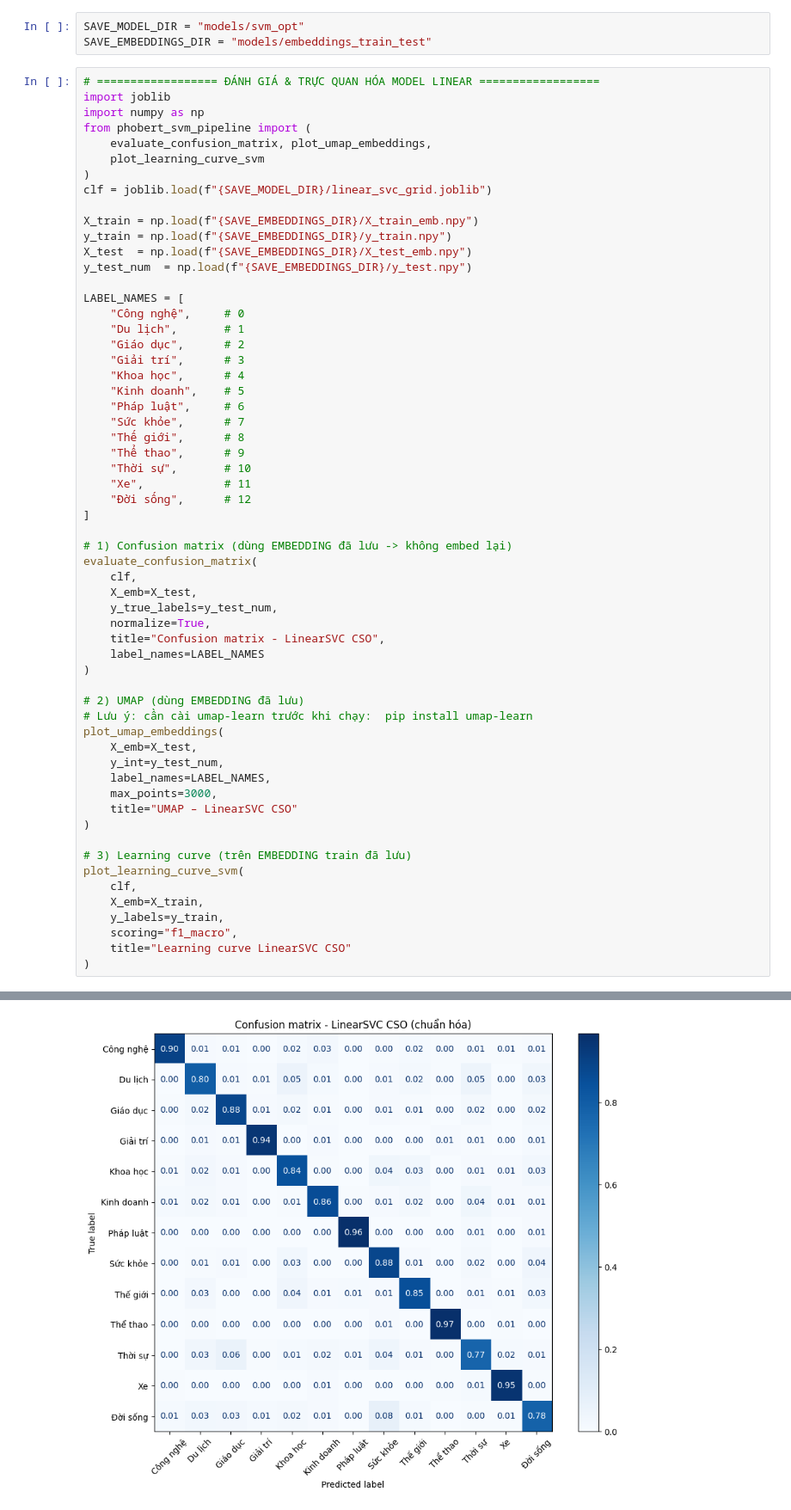
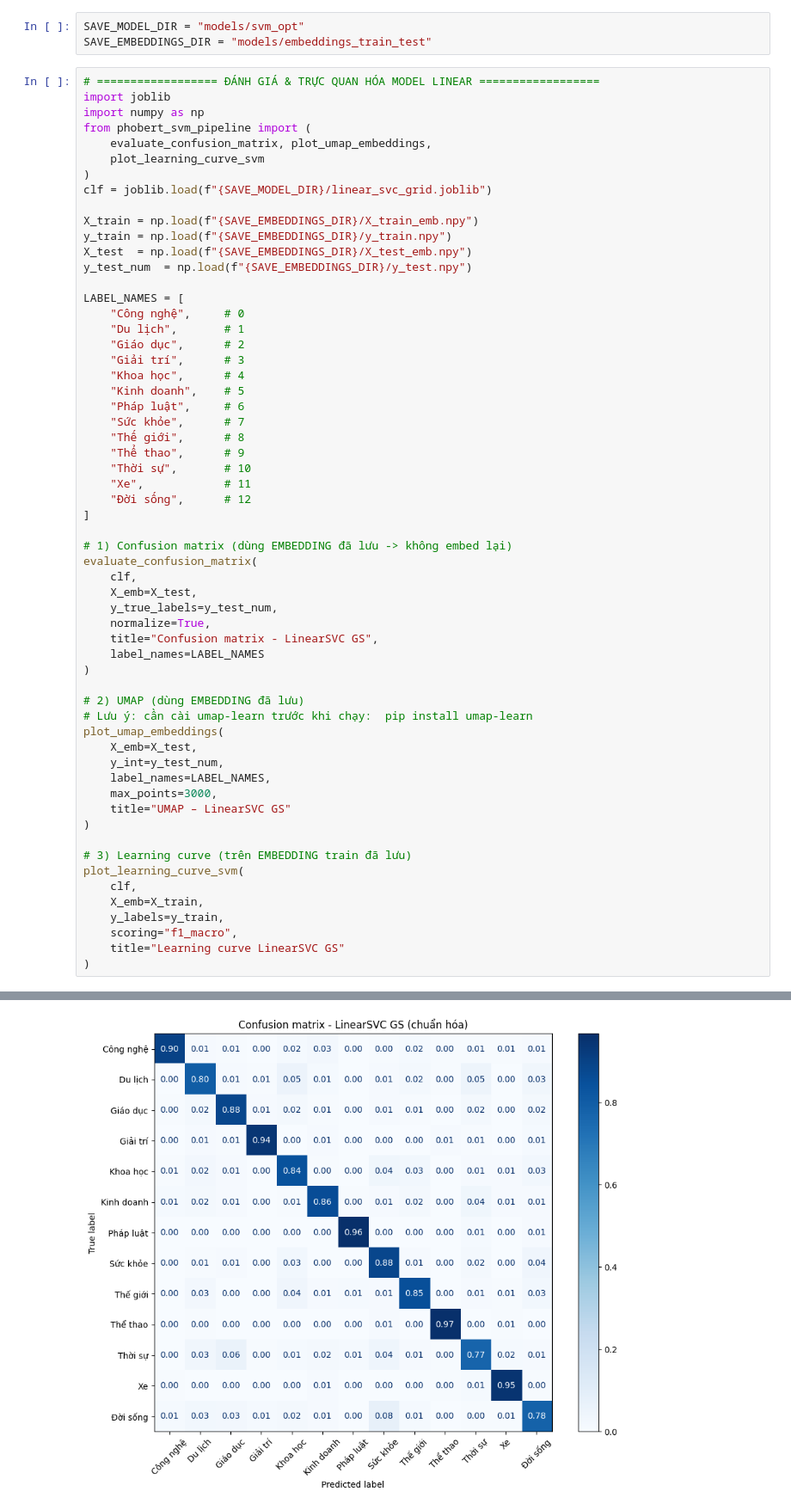
Before and after one commit to baoo2003/Document_Classification_With_Cuckoo_Search, a Jupyter notebook: grid_search_svm.ipynb, the cells around one changed output, grey strips where cells are left out. Shown at 86% size. Cells and saved outputs as stored; diff of their text form.

Commit message:
update: plot grid_search & test train in rbf

```diff
--- a/grid_search_svm.ipynb
+++ b/grid_search_svm.ipynb
@@ -206,7 +206,7 @@ evaluate_confusion_matrix(
     X_emb=X_test,
     y_true_labels=y_test_num,
     normalize=True,
-    title="Confusion matrix - LinearSVC CSO",
+    title="Confusion matrix - LinearSVC GS",
     label_names=LABEL_NAMES
 )
 
@@ -217,7 +217,7 @@ plot_umap_embeddings(
     y_int=y_test_num,
     label_names=LABEL_NAMES,
     max_points=3000,
-    title="UMAP – LinearSVC CSO"
+    title="UMAP – LinearSVC GS"
 )
 
 # 3) Learning curve (trên EMBEDDING train đã lưu)
@@ -226,6 +226,6 @@ plot_learning_curve_svm(
     X_emb=X_train,
     y_labels=y_train,
     scoring="f1_macro",
-    title="Learning curve LinearSVC CSO"
+    title="Learning curve LinearSVC GS"
 )
 # %% [output]
@@ -234 +235 @@ https://scikit-learn.org/stable/model_persistence.html#security-maintainability-
-[figure, old version]
+[figure, new version]
```
Also changed, not shown: parts of 1 cell of this notebook, 1 other file.
